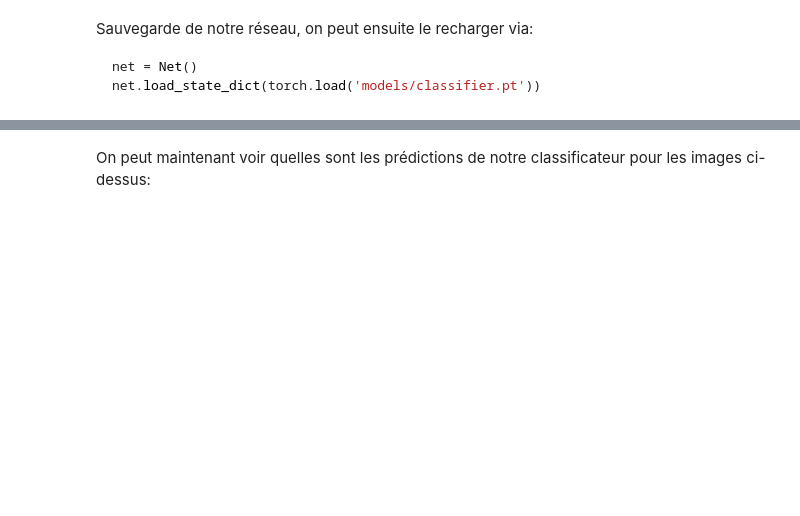
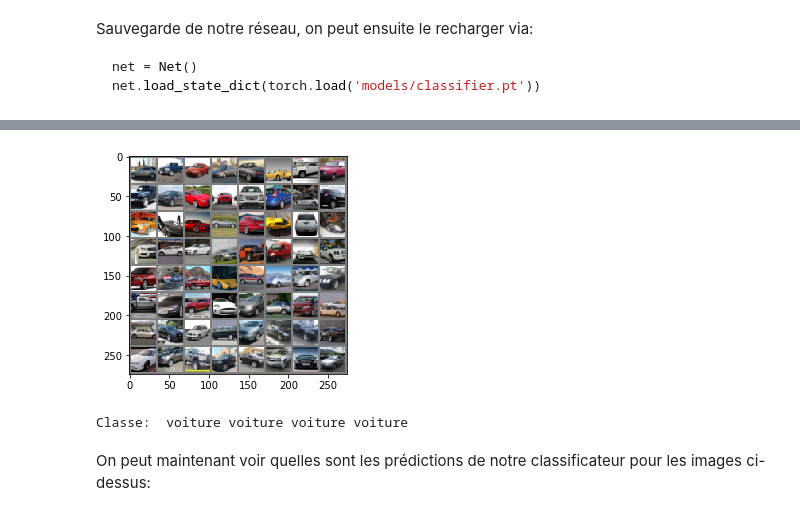
Before and after one commit to ptilulu/M2_PFE, a Jupyter notebook: deeplearning/BinaryClassifier.ipynb, the cells around one changed output, grey strips where cells are left out. Drawn from its saved outputs; the diff is of its cells as text; code cells hidden in the pictures; blank space fills up the shorter version.

```diff
--- a/deeplearning/BinaryClassifier.ipynb
+++ b/deeplearning/BinaryClassifier.ipynb
@@ -145,13 +193,16 @@ Voici quelques images de l'ensemble de test avec leur classe associée.
 # %%
-dataiter = iter(testloader)
+dataiter = iter(validationloader)
 dataiter.next()
 dataiter.next()
 dataiter.next()
 images, labels = dataiter.next()
 
 # print images
 imshow(torchvision.utils.make_grid(images))
 print('Classe: ', ' '.join('%5s' % classes[labels[j]] for j in range(4)))
+# %% [output]
+[figure, added]
+Classe:  voiture voiture voiture voiture
 # %% [markdown]
 On peut maintenant voir quelles sont les prédictions de notre classificateur pour les images ci-dessus:
 # %%
```
Also changed, not shown: parts of 14 cells of this notebook, 4 other files.
